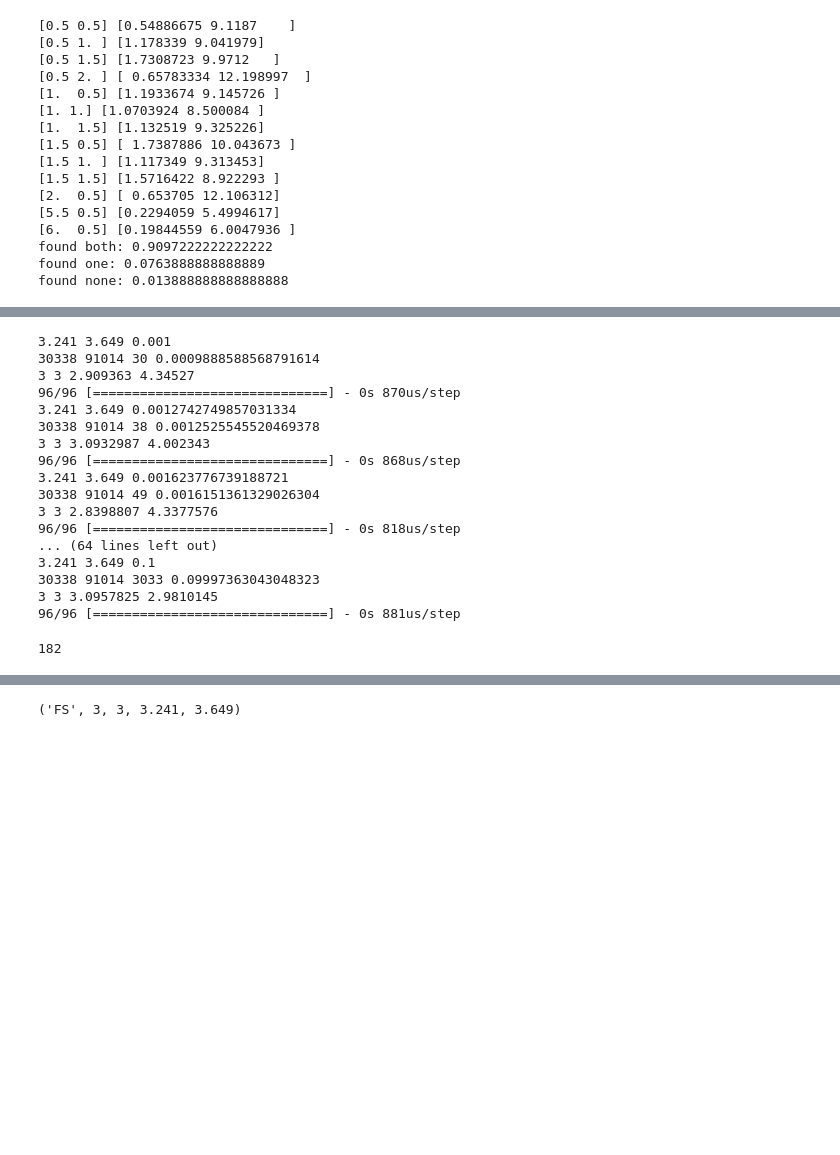
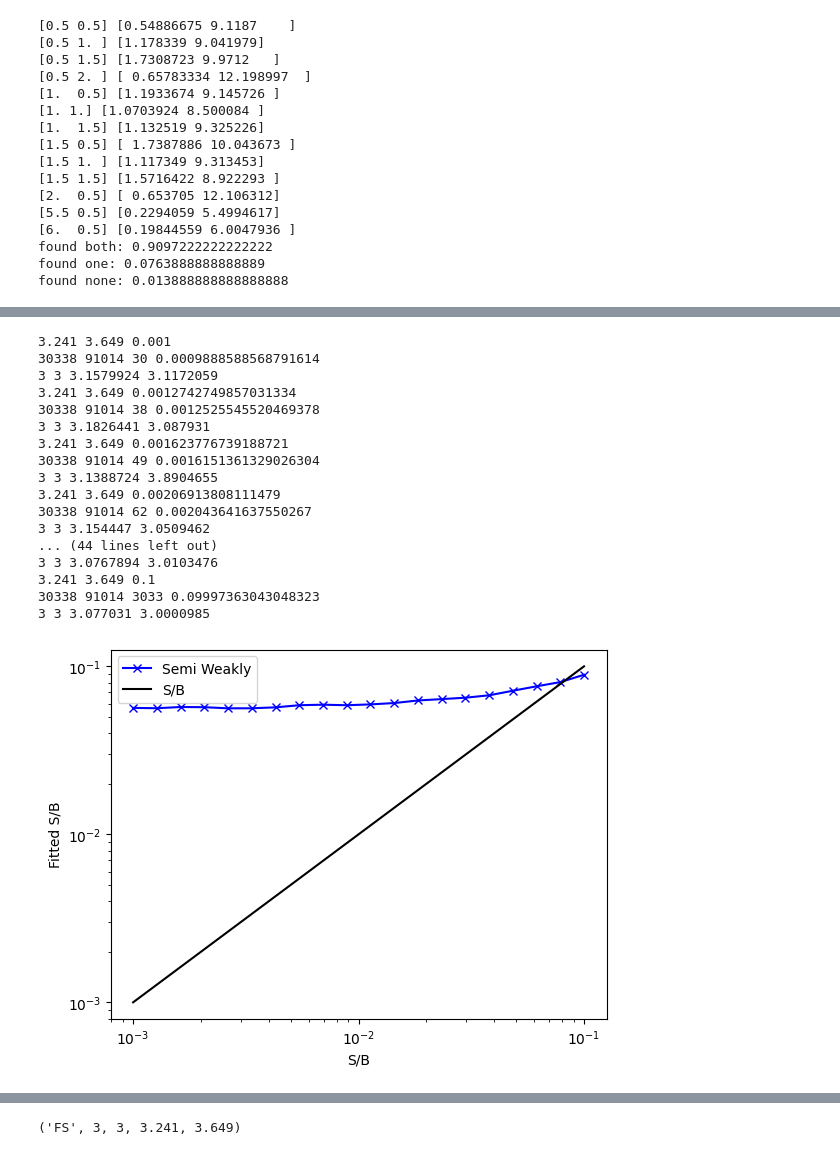
Before and after one commit to GitGup/SemiWeaklySupervised, a Jupyter notebook: Anomaly.ipynb, the cells around one changed output, grey strips where cells are left out. Saved outputs shown, nothing was run; the diff lists cells and outputs as text; code cells hidden in the pictures; blank space fills up the shorter version.

```diff
--- a/Anomaly.ipynb
+++ b/Anomaly.ipynb
@@ -741,8 +736,8 @@ if (False):
             else:
                 x_vals_all = np.concatenate([x_vals_all,x_aug_0,x_aug_m])
                 y_vals_all = np.concatenate([y_vals_all,np.zeros(len(x_aug_0)),np.ones(len(x_aug_m))])
-    np.save("x_vals_all_fixed",x_vals_all)
-    np.save("y_vals_all_fixed",y_vals_all)
+    # np.save("x_data_all_fixed",x_vals_all)
+    # np.save("y_data_all_fixed",y_vals_all)
 # %% [output]
 0.5 0.5
 0.5 1
@@ -979,9 +969,9 @@ for m1 in mass_range[1:]:
             model_all2 = Model(inputs = inputs, outputs = hidden_layer_1)
             model_all2.compile(loss=tf.keras.losses.BinaryCrossentropy(), optimizer=tf.keras.optimizers.Adam(learning_rate = 0.01))
 
-            x_vals_ = np.concatenate([x[0,0],x[m1,m2]])
-            y_vals_ = np.concatenate([np.zeros(len(x[0,0])),np.ones(len(x[m1,m2]))])
-            X_train_, X_val_, Y_train_, Y_val_ = train_test_split(x_vals_, y_vals_, test_size=0.5)
+            x_data_ = np.concatenate([x[0,0],x[m1,m2]])
+            y_data_ = np.concatenate([np.zeros(len(x[0,0])),np.ones(len(x[m1,m2]))])
+            X_train_, X_val_, Y_train_, Y_val_ = train_test_split(x_data_, y_data_, test_size=0.5)
             myhistory_hack_ = model_all2.fit(X_train_[:,0:4], Y_train_, epochs=20,validation_data=(X_val_[:,0:4], Y_val_),batch_size=1024, verbose = 0)
             print(m1,m2,np.array(model_all2.trainable_weights).flatten()[0],np.array(model_all2.trainable_weights).flatten()[1])
             xx += [[np.array(model_all2.trainable_weights).flatten()[0],np.array(model_all2.trainable_weights).flatten()[1]]]
@@ -1072,7 +1066,7 @@ w1 = 3.241
 w2 = 3.649
 
 for sigfrac in np.logspace(-3,-1,20):
-#sigfrac = 0.05
+    #sigfrac = 0.07
     print(w1, w2, sigfrac)
 
     # if (sigfrac > 0.5):
@@ -1098,10 +1092,8 @@ for sigfrac in np.logspace(-3,-1,20):
     hidden_layer_1 = model_all(inputs2)
     LLR = hidden_layer_1 / (1.-hidden_layer_1 + 0.0001)
     #LLR_xs = 1.+sigfrac*LLR - sigfrac
-    mu = model33(tf.ones_like(inputs)[:,0])
-    LLR_xs = 1.+mu*LLR
+    LLR_xs = 1. + model33(tf.ones_like(inputs)[:,0])*LLR
     ws = LLR_xs / (1.+LLR_xs)
-    #ws = ((mu*LLR + (1-mu))/((mu*LLR)) + (2 - mu))
     model_all2 = Model(inputs = inputs, outputs = ws)
     model_all2.compile(loss='binary_crossentropy', optimizer=tf.keras.optimizers.Adam(learning_rate = 0.01))
 
@@ -1128,9 +1120,9 @@ for sigfrac in np.logspace(-3,-1,20):
     weight_list1+=[model_all2.trainable_weights[0].numpy()[0][0]]
     weight_list2+=[model_all2.trainable_weights[1].numpy()[0][0]]
     weight_list3+=[np.exp(model_all2.trainable_weights[2].numpy()[0][0])]
-    scores = model_all2.predict(np.concatenate([x[0,0][0:test_background],x[m1,m2][0:test_signal]]),batch_size=1024)
-    y = np.concatenate([np.zeros(test_background),np.ones(test_signal)])
-    fpr, tpr, _ = metrics.roc_curve(y, scores)
+    # scores = model_all2.predict(np.concatenate([x[0,0][0:test_background],x[m1,m2][0:test_signal]]),batch_size=1024)
+    # y = np.concatenate([np.zeros(test_background),np.ones(test_signal)])
+    # fpr, tpr, _ = metrics.roc_curve(y, scores)
 
     #weakly supervised
     # model_cwola = Sequential()
@@ -1174,27 +1166,34 @@ for sigfrac in np.logspace(-3,-1,20):
 # %% [output]
 3.241 3.649 0.001
 30338 91014 30 0.0009888588568791614
-3 3 2.909363 4.34527
-96/96 [==============================] - 0s 870us/step
+3 3 3.1579924 3.1172059
 3.241 3.649 0.0012742749857031334
 30338 91014 38 0.0012525545520469378
-3 3 3.0932987 4.002343
-96/96 [==============================] - 0s 868us/step
+3 3 3.1826441 3.087931
 3.241 3.649 0.001623776739188721
 30338 91014 49 0.0016151361329026304
-3 3 2.8398807 4.3377576
-96/96 [==============================] - 0s 818us/step
-... (64 lines left out)
+3 3 3.1388724 3.8904655
+3.241 3.649 0.00206913808111479
+30338 91014 62 0.002043641637550267
+3 3 3.154447 3.0509462
+... (44 lines left out)
+3 3 3.0767894 3.0103476
 3.241 3.649 0.1
 30338 91014 3033 0.09997363043048323
-3 3 3.0957825 2.9810145
-96/96 [==============================] - 0s 881us/step
+3 3 3.077031 3.0000985
-# %%
-sigfrac = 0.006
-signal = x[m1, m2][test_signal:test_signal + int(sigfrac*N)]
-len(signal)
-# %% [output]
-182
+# %%
+plt.plot(sig_list, weight_list3, marker = "x", label='Semi Weakly', color='blue')
+plt.plot(sig_list, sig_list, marker = "", label='S/B', color='black')
+
+plt.xlabel('S/B')
+
+plt.ylabel(r'Fitted S/B')
+plt.yscale("log")
+plt.xscale("log")
+plt.legend()
+plt.show()
+# %% [output]
+[figure, added]
 # %%
 #fixed signal mass pair, different initializations of weights
 
```
Also changed, not shown: parts of 5 cells of this notebook.
